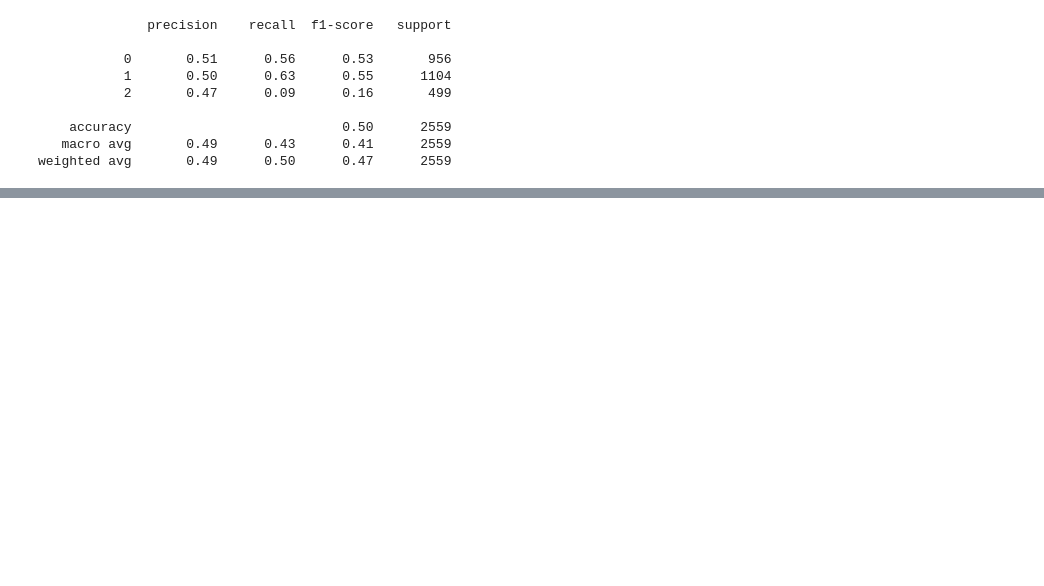
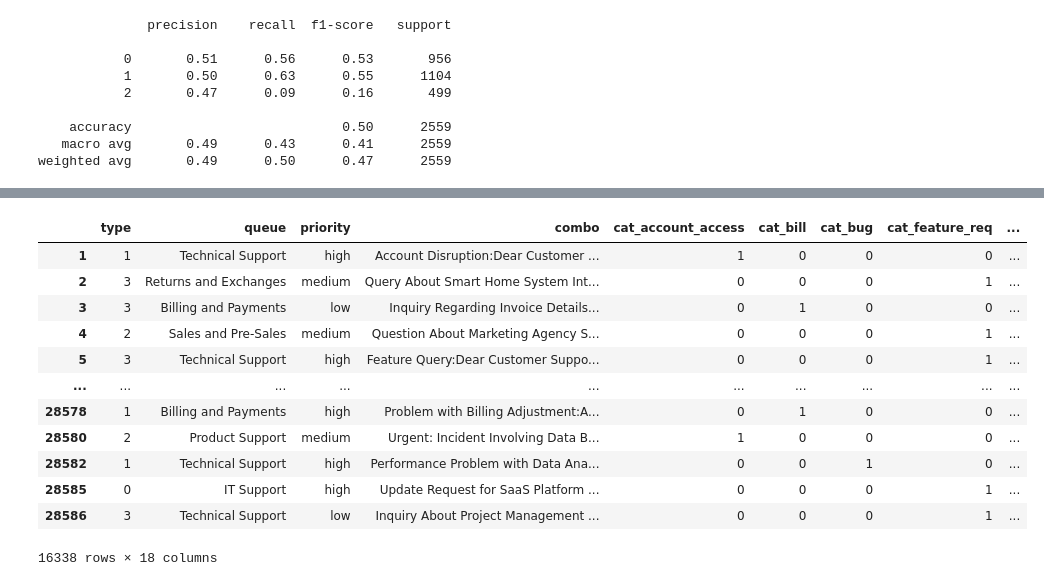
Before and after one commit to abhiram3673-code/email_tix, a Jupyter notebook: Untitled.ipynb, the cells around one changed output, grey strips where cells are left out. Cells and saved outputs as stored; diff of their text form; code cells hidden in the pictures; blank space fills up the shorter version.

Commit message:
created seperate dataset for priority(added type,queue encoded them) now a suitable model LR or xgboost but beofre that use tfidf for combo column%

```diff
--- a/Untitled.ipynb
+++ b/Untitled.ipynb
@@ -493,0 +571,2 @@ weighted avg       0.49      0.50      0.47      2559
+# %%
+df_prii=df_prii.drop('tag_1',axis=1)
@@ -493,0 +582,12 @@ weighted avg       0.49      0.50      0.47      2559
+# %%
+le_t=LabelEncoder()
+df_prii['type']=le_t.fit_transform(df_prii['type'])
+# %%
+
+encoded_cols = pd.get_dummies(df_prii[['category', 'queue']], prefix=['cat', 'queue'], dtype=int)
+
+
+df_prii = pd.concat([df_prii, encoded_cols], axis=1)
+
+
+df_prii.head()
@@ -493,0 +601,18 @@ weighted avg       0.49      0.50      0.47      2559
+# %%
+df_prii=df_prii.drop(columns=['category','queue'])
+# %%
+df_prii
+# %% [output]
+|  | type | queue | priority | combo | cat_account_access | cat_bill | cat_bug | cat_feature_req | ... |
+| 1 | 1 | Technical Support | high | Account Disruption:Dear Customer ... | 1 | 0 | 0 | 0 | ... |
+| 2 | 3 | Returns and Exchanges | medium | Query About Smart Home System Int... | 0 | 0 | 0 | 1 | ... |
+| 3 | 3 | Billing and Payments | low | Inquiry Regarding Invoice Details... | 0 | 1 | 0 | 0 | ... |
+| 4 | 2 | Sales and Pre-Sales | medium | Question About Marketing Agency S... | 0 | 0 | 0 | 1 | ... |
+| 5 | 3 | Technical Support | high | Feature Query:Dear Customer Suppo... | 0 | 0 | 0 | 1 | ... |
+| ... | ... | ... | ... | ... | ... | ... | ... | ... | ... |
+| 28578 | 1 | Billing and Payments | high | Problem with Billing Adjustment:A... | 0 | 1 | 0 | 0 | ... |
+| 28580 | 2 | Product Support | medium | Urgent: Incident Involving Data B... | 1 | 0 | 0 | 0 | ... |
+| 28582 | 1 | Technical Support | high | Performance Problem with Data Ana... | 0 | 0 | 1 | 0 | ... |
+| 28585 | 0 | IT Support | high | Update Request for SaaS Platform ... | 0 | 0 | 0 | 1 | ... |
+| 28586 | 3 | Technical Support | low | Inquiry About Project Management ... | 0 | 0 | 0 | 1 | ... |
+16338 rows × 18 columns
```
Also changed, not shown: parts of 17 cells of this notebook.
